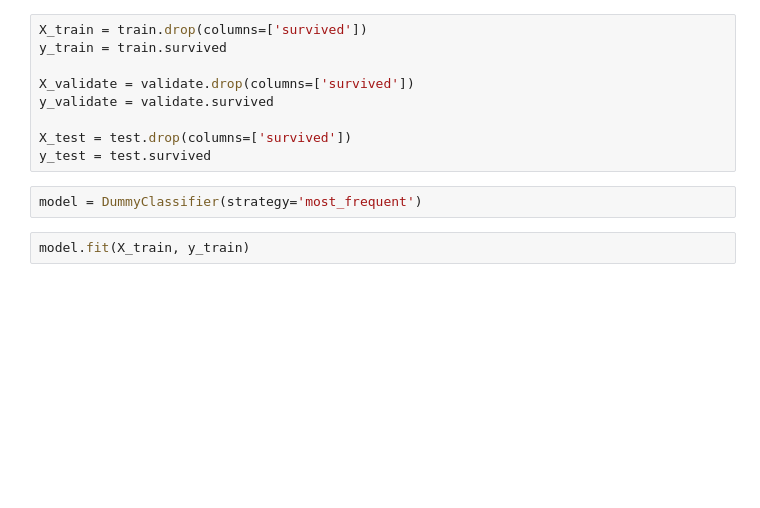
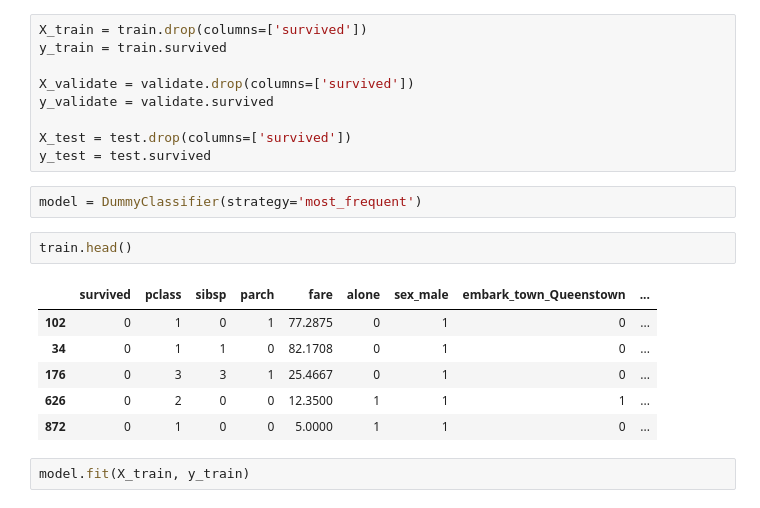
Before and after one commit to JaredVahle/classification-exercises, a Jupyter notebook: model.ipynb, the cells around one changed output. Cells and saved outputs as stored; diff of their text form; blank space fills up the shorter version.

```diff
--- a/model.ipynb
+++ b/model.ipynb
@@ -213,6 +213,15 @@ X_test = test.drop(columns=['survived'])
 y_test = test.survived
 # %%
 model = DummyClassifier(strategy='most_frequent')
+# %%
+train.head()
+# %% [output]
+|  | survived | pclass | sibsp | parch | fare | alone | sex_male | embark_town_Queenstown | ... |
+| 102 | 0 | 1 | 0 | 1 | 77.2875 | 0 | 1 | 0 | ... |
+| 34 | 0 | 1 | 1 | 0 | 82.1708 | 0 | 1 | 0 | ... |
+| 176 | 0 | 3 | 3 | 1 | 25.4667 | 0 | 1 | 0 | ... |
+| 626 | 0 | 2 | 0 | 0 | 12.3500 | 1 | 1 | 1 | ... |
+| 872 | 0 | 1 | 0 | 0 | 5.0000 | 1 | 1 | 0 | ... |
 # %%
 model.fit(X_train, y_train)
 # %% [output]
```
Also changed, not shown: parts of 31 cells of this notebook, 3 other files.
